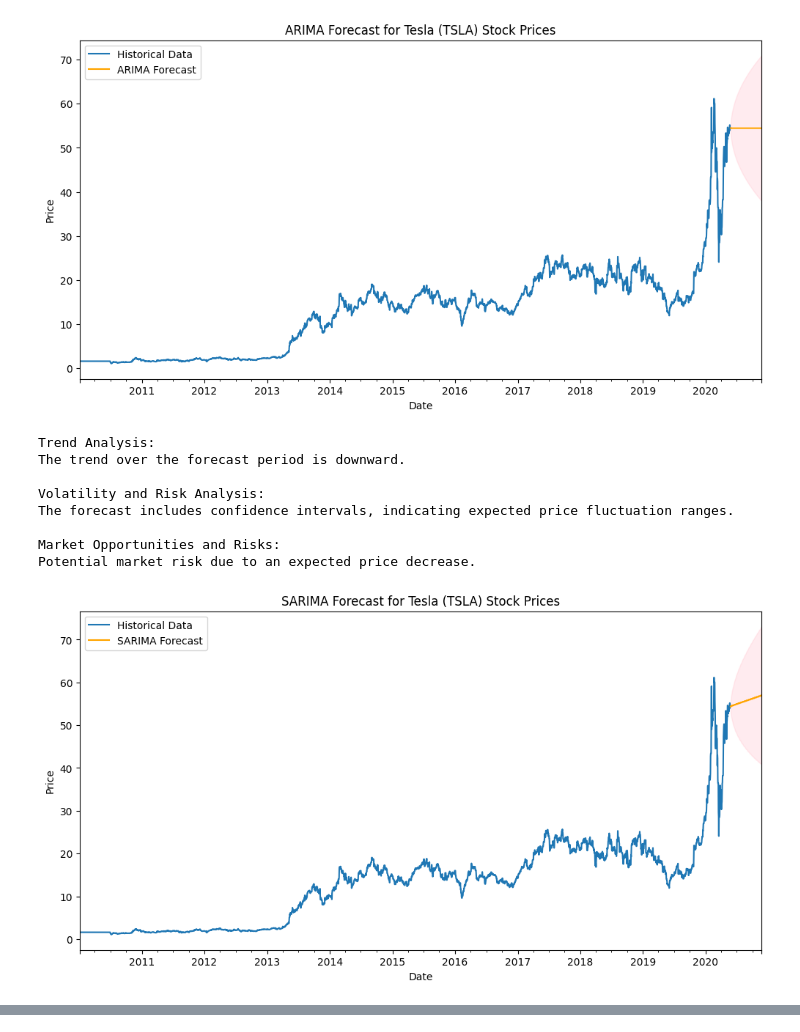
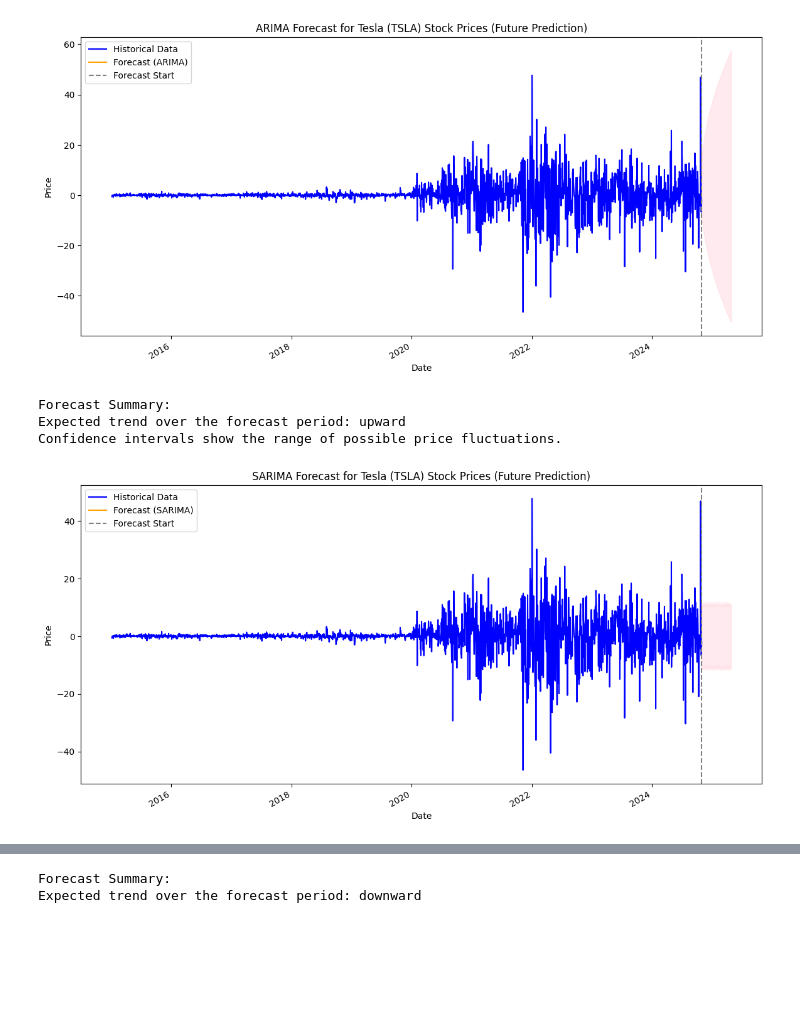
Before and after one commit to NaimaT15/time-series-forecasting-model-to-support-portfolio-optimization-for-GMF-Investments, a Jupyter notebook: notebooks/financial_analysis.ipynb, the cells around one changed output, grey strips where cells are left out. Saved outputs shown, nothing was run; the diff lists cells and outputs as text; code cells hidden in the pictures; blank space fills up the shorter version.

Commit message:
optimization

```diff
--- a/notebooks/financial_analysis.ipynb
+++ b/notebooks/financial_analysis.ipynb
@@ -127,23 +181,41 @@ data = pd.read_csv('../data/cleaned_financial_data.csv', parse_dates=['Date'], i
 tsla_data = data['TSLA']
 bnd_data = data['BND']
 spy_data = data['SPY']
+check_stationarity(tsla_data)
+tsla_data_diff = tsla_data.diff().dropna()
+bnd_data_diff = tsla_data.diff().dropna()
+spy_data_diff = tsla_data.diff().dropna()
+check_stationarity(tsla_data_diff)
+check_stationarity(bnd_data_diff)
+check_stationarity(spy_data_diff) # Check stationarity again after differencing
 
 # Convert to datetime and set frequency to daily
-tsla_data.index = pd.to_datetime(tsla_data.index)
-bnd_data.index = pd.to_datetime(bnd_data.index)
-spy_data.index = pd.to_datetime(spy_data.index)
-tsla_data = tsla_data.asfreq('D').fillna(method='ffill')  # forward fill
-bnd_data = bnd_data.asfreq('D').fillna(method='ffill')
-spy_data = spy_data.asfreq('D').fillna(method='ffill')
+tsla_data_diff.index = pd.to_datetime(tsla_data_diff.index)
+bnd_data_diff.index = pd.to_datetime(bnd_data_diff.index)
+spy_data_diff.index = pd.to_datetime(spy_data_diff.index)
+tsla_data_diff = tsla_data_diff.asfreq('D').fillna(method='ffill')  # forward fill
+bnd_data_diff = bnd_data_diff.asfreq('D').fillna(method='ffill')
+spy_data_diff = spy_data_diff.asfreq('D').fillna(method='ffill')
 
 # Split Data (80% Train, 20% Test)
-train_size = int(len(tsla_data) * 0.8)
-train_data = tsla_data[:train_size]
-test_data = tsla_data[train_size:]
-train_data_bnd = bnd_data[:train_size]
-test_data_bnd = bnd_data[train_size:]
-train_data_spy = spy_data[:train_size]
-test_data_spy = spy_data[train_size:]
+train_size = int(len(tsla_data_diff) * 0.8)
+# train_data = tsla_data_diff[:train_size]
+# test_data = tsla_data_diff[train_size:]
+# train_data_bnd = bnd_data_diff[:train_size]
+# test_data_bnd = bnd_data_diff[train_size:]
+# train_data_spy = spy_data_diff[:train_size]
+# test_data_spy = spy_data_diff[train_size:]
+shared_train_dates = tsla_data_diff.sample(frac=0.8, random_state=42).sort_index().index
+
+# Create train and test datasets for each asset using the same date range
+train_data = tsla_data_diff.loc[shared_train_dates]
+test_data = tsla_data_diff.drop(train_data.index)
+
+train_data_bnd = bnd_data_diff.loc[shared_train_dates]
+test_data_bnd = bnd_data_diff.drop(train_data.index)
+
+train_data_spy = spy_data_diff.loc[shared_train_dates]
+test_data_spy = spy_data_diff.drop(train_data.index)
 
 # Forecast Period
 forecast_period = 180
@@ -170,18 +242,25 @@ arima_spy = forecast_and_analyze(train_data_spy, model_type="arima", forecast_pe
 sarima_spy = forecast_and_analyze(train_data_spy, model_type="sarima", forecast_period=forecast_period, asset_name="S&P 500 (SPY)")
 lstm_spy = forecast_and_analyze(train_data_spy, model_type="lstm", forecast_period=forecast_period, asset_name="S&P 500 (SPY)")
 
-# Collect forecasts for portfolio optimization (choose the preferred model, e.g., LSTM)
+# Extract the preferred forecasted prices for each asset
+# Using LSTM model as specified
+tsla_forecasted_prices = extract_forecast(lstm_tsla, "LSTM", "TSLA")
+bnd_forecasted_prices = extract_forecast(lstm_bnd, "LSTM", "BND")
+spy_forecasted_prices = extract_forecast(lstm_spy, "LSTM", "SPY")
+
+# Combine these into a DataFrame for portfolio optimization
 forecast_df = pd.DataFrame({
-    'TSLA': extract_forecast(lstm_tsla, "LSTM", "TSLA"),
-    'BND': extract_forecast(lstm_bnd, "LSTM", "BND"),
-    'SPY': extract_forecast(lstm_spy, "LSTM", "SPY")
+    'TSLA': tsla_forecasted_prices,
+    'BND': bnd_forecasted_prices,
+    'SPY': spy_forecasted_prices
 })
 
-# Convert 'None' to NaN for numeric compatibility and drop any all-NaN columns
+# Convert 'None' values to NaN for compatibility and remove all-NaN columns
 forecast_df = forecast_df.apply(pd.to_numeric, errors='coerce').dropna(axis=1, how='all')
 
-# Print DataFrame for verification
+# Display the forecast data for verification
 print("Forecast DataFrame:\n", forecast_df.head())
+
 
 # Plot the forecasted data (if data exists)
 if not forecast_df.empty:
@@ -198,10 +294,5 @@ else:
-[figure, old version]
+[figure, new version]
-Trend Analysis:
-The trend over the forecast period is downward.
-
-Volatility and Risk Analysis:
-The forecast includes confidence intervals, indicating expected price fluctuation ranges.
-
-Market Opportunities and Risks:
-Potential market risk due to an expected price decrease.
+Forecast Summary:
+Expected trend over the forecast period: upward
+Confidence intervals show the range of possible price fluctuations.
-[figure, old version]
+[figure, new version]
@@ -241,0 +320,2 @@ Potential market opportunity due to an expected price increase.
+Forecast Summary:
+Expected trend over the forecast period: downward
```
Also changed, not shown: parts of 5 cells of this notebook, 1 other file.
